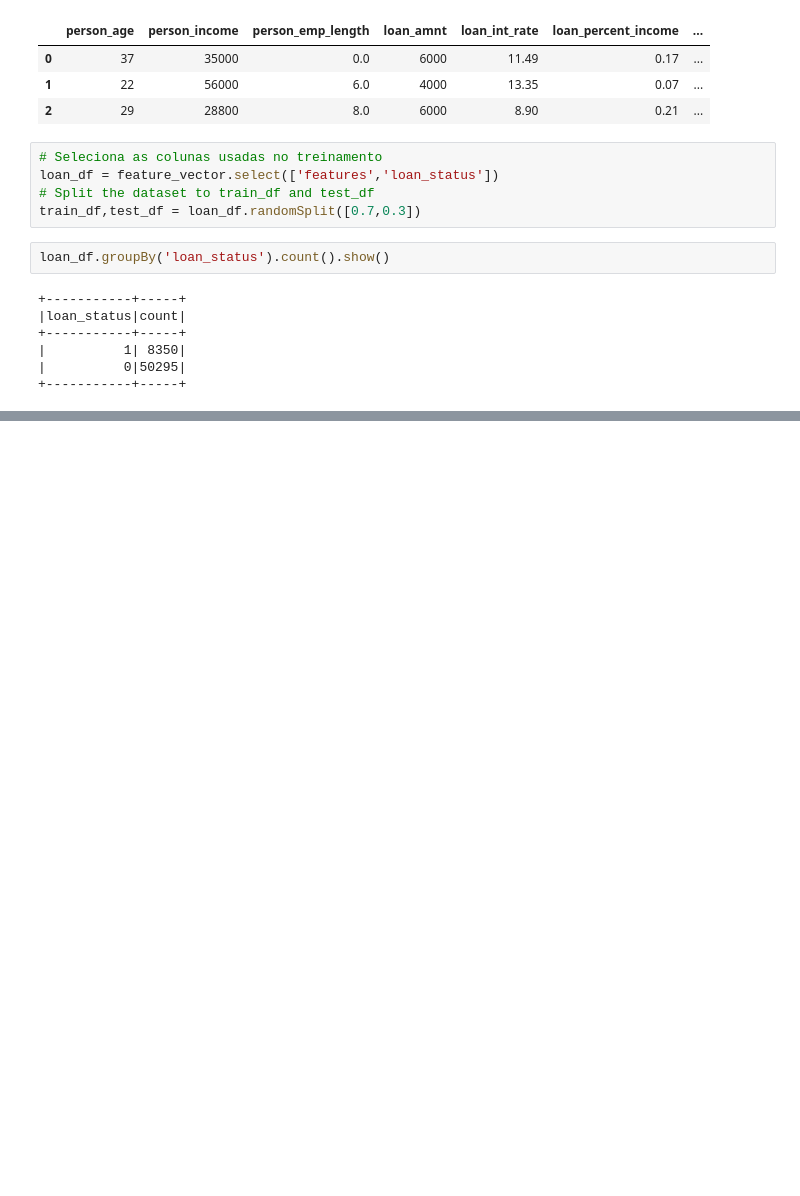
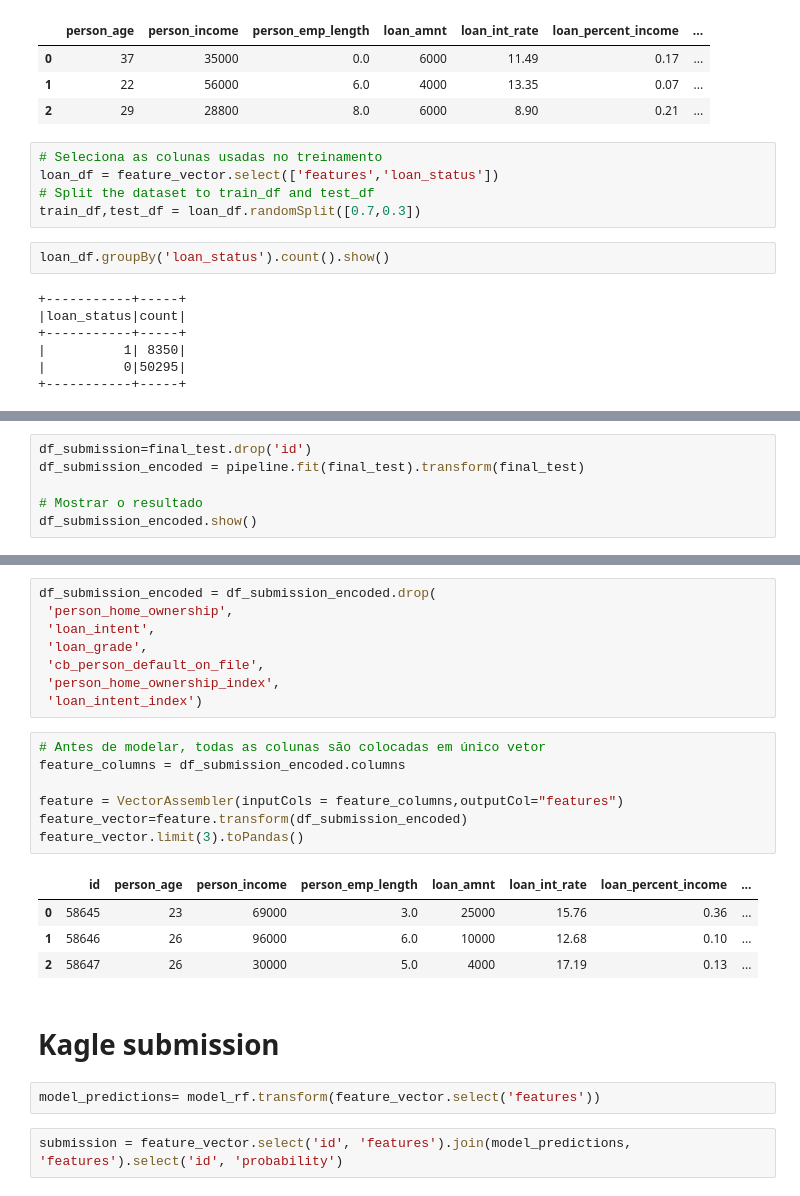
Before and after one commit to GuiRocDuarte/FaculdadeSemestreAtual, a Jupyter notebook: Processamento_de_Dados_Massivos/Loan_Approval/loan.ipynb, the cells around one changed output, grey strips where cells are left out. Saved outputs shown, nothing was run; the diff lists cells and outputs as text; blank space fills up the shorter version.

```diff
--- a/Processamento_de_Dados_Massivos/Loan_Approval/loan.ipynb
+++ b/Processamento_de_Dados_Massivos/Loan_Approval/loan.ipynb
@@ -231,0 +362,6 @@ F1-Score:  1.0
+# %%
+df_submission=final_test.drop('id')
+df_submission_encoded = pipeline.fit(final_test).transform(final_test)
+
+# Mostrar o resultado
+df_submission_encoded.show()
@@ -232 +386,27 @@ F1-Score:  1.0
+# %%
+df_submission_encoded = df_submission_encoded.drop(
+ 'person_home_ownership',
+ 'loan_intent',
+ 'loan_grade',
+ 'cb_person_default_on_file',
+ 'person_home_ownership_index',
+ 'loan_intent_index')
+# %%
+# Antes de modelar, todas as colunas são colocadas em único vetor
+feature_columns = df_submission_encoded.columns
+
+feature = VectorAssembler(inputCols = feature_columns,outputCol="features")
+feature_vector=feature.transform(df_submission_encoded)
+feature_vector.limit(3).toPandas()
+# %% [output]
+|  | id | person_age | person_income | person_emp_length | loan_amnt | loan_int_rate | loan_percent_income | ... |
+| 0 | 58645 | 23 | 69000 | 3.0 | 25000 | 15.76 | 0.36 | ... |
+| 1 | 58646 | 26 | 96000 | 6.0 | 10000 | 12.68 | 0.10 | ... |
+| 2 | 58647 | 26 | 30000 | 5.0 | 4000 | 17.19 | 0.13 | ... |
+# %% [markdown]
+# Kagle submission
+# %%
+model_predictions= model_rf.transform(feature_vector.select('features'))
+# %%
+submission = feature_vector.select('id', 'features').join(model_predictions, 'features').select('id', 'probability')
 # %%
```
Also changed, not shown: parts of 21 cells of this notebook, 3 other files.
